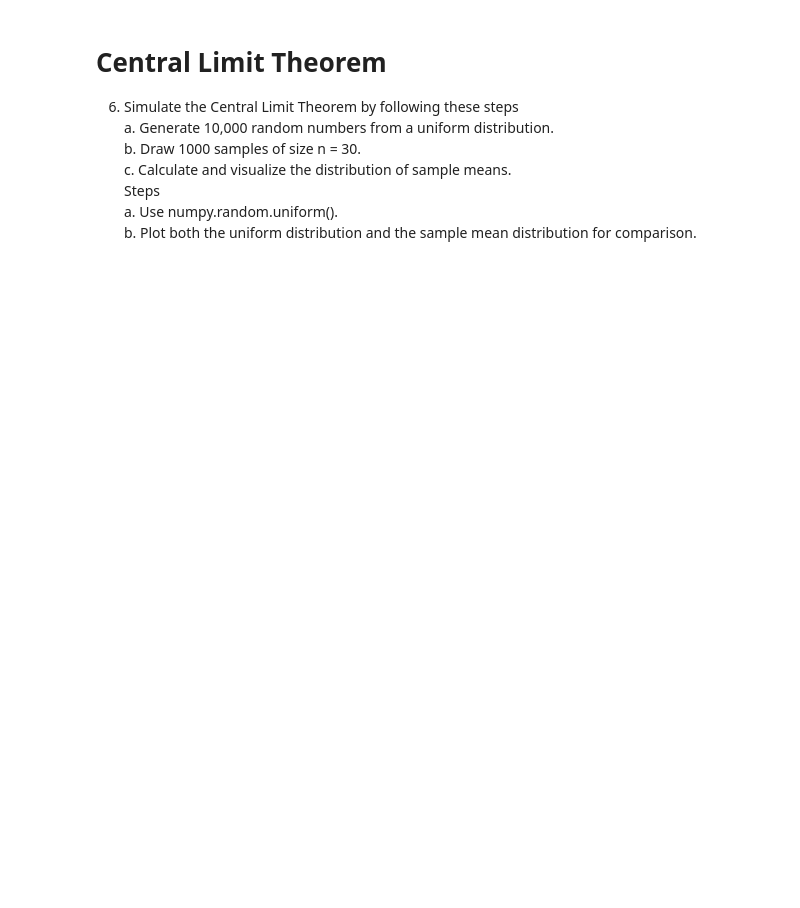
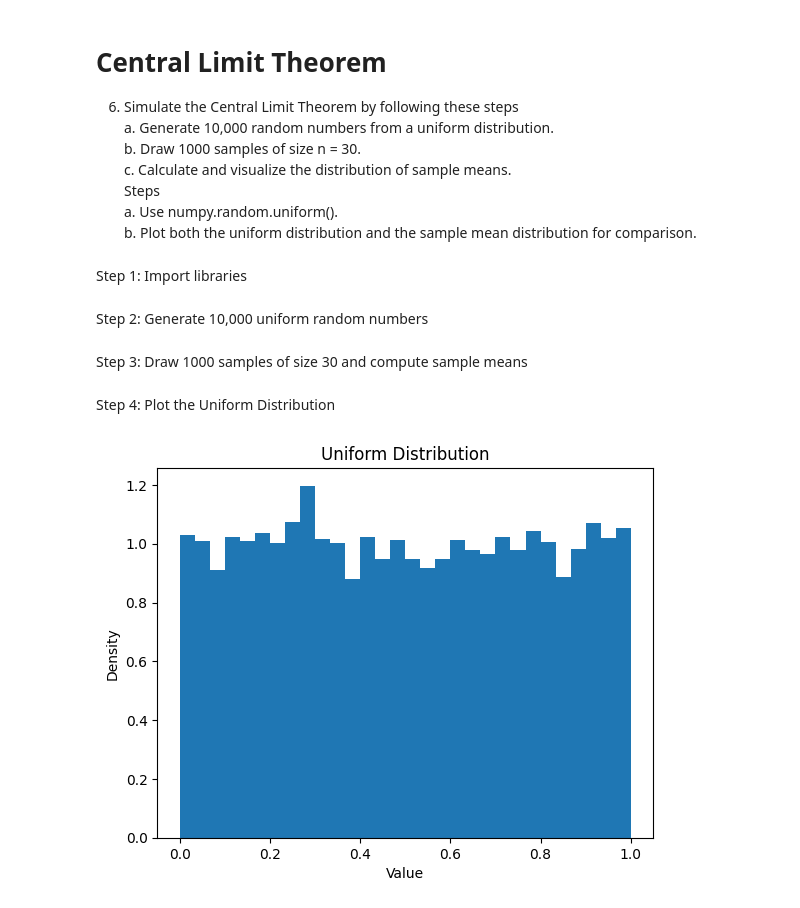
Before and after one commit to AmeyPhutane123/LearningDataScience, a Jupyter notebook: Data Science/Assignments/assignment3.ipynb, the cells around one changed output. Cells and saved outputs as stored; diff of their text form; code cells hidden in the pictures; blank space fills up the shorter version.

```diff
--- a/Data Science/Assignments/assignment3.ipynb
+++ b/Data Science/Assignments/assignment3.ipynb
@@ -65,3 +304,5 @@ Steps
   Steps
       a. Use numpy.random.uniform().
       b. Plot both the uniform distribution and the sample mean distribution for comparison.
+# %% [markdown]
+Step 1: Import libraries
@@ -67,0 +312,6 @@ Steps
+# %% [markdown]
+Step 2: Generate 10,000 uniform random numbers
+# %%
+uniform_data = np.random.uniform(low=0, high=1, size=10000)
+# %% [markdown]
+Step 3: Draw 1000 samples of size 30 and compute sample means
@@ -67,0 +327,11 @@ Steps
+# %% [markdown]
+Step 4: Plot the Uniform Distribution
+# %%
+plt.figure()
+plt.hist(uniform_data, bins=30, density=True)
+plt.title("Uniform Distribution")
+plt.xlabel("Value")
+plt.ylabel("Density")
+plt.show()
+# %% [output]
+[figure, added]
```
Also changed, not shown: parts of 28 cells of this notebook.
